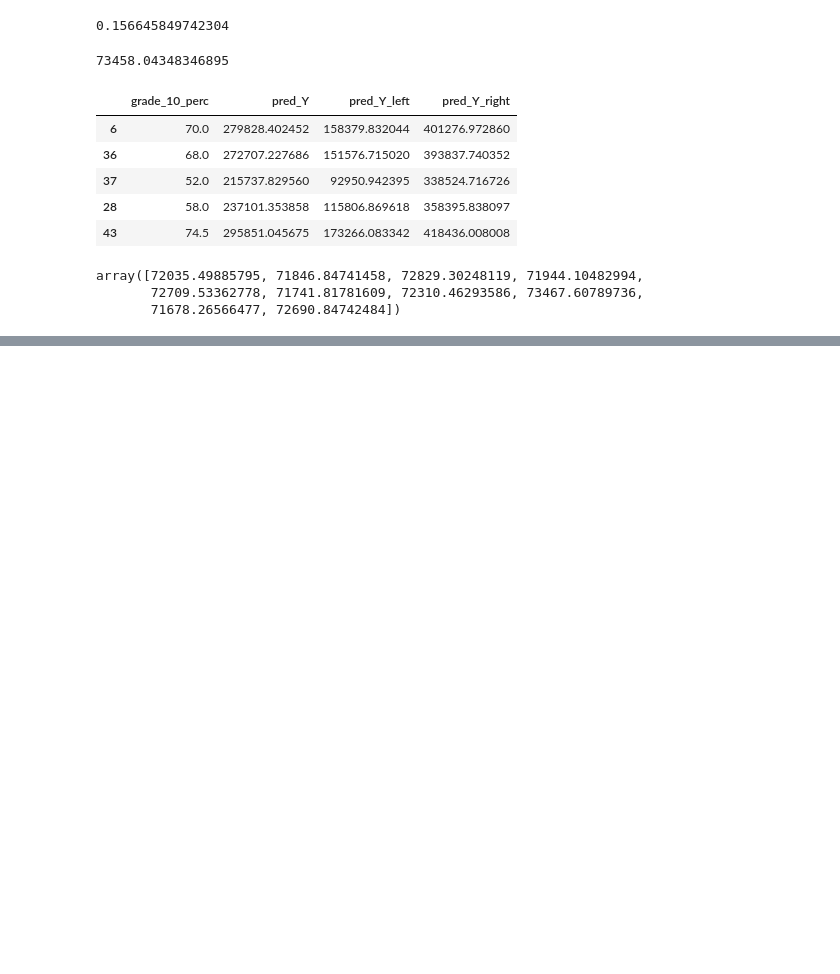
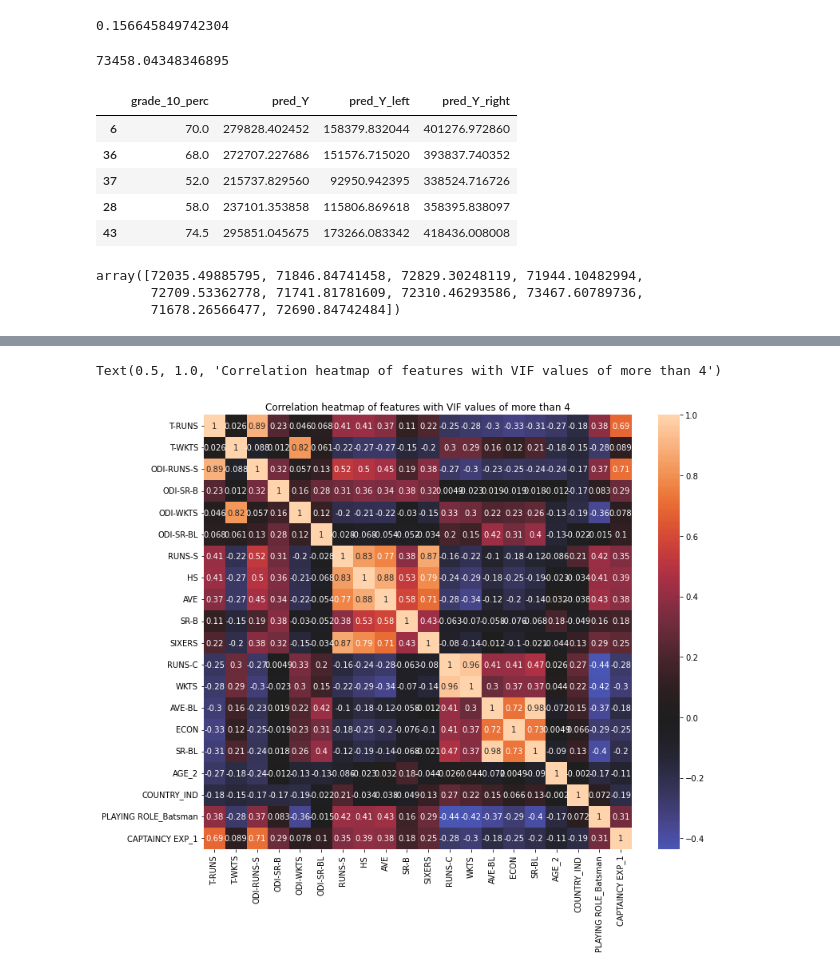
Before and after one commit to MihirD97/MLUsingPython, a Jupyter notebook: chap4_linear_regression.ipynb, the cells around one changed output, grey strips where cells are left out. Saved outputs shown, nothing was run; the diff lists cells and outputs as text; code cells hidden in the pictures; blank space fills up the shorter version.

Commit message:
Updated code for Multiple Linear Regression

```diff
--- a/chap4_linear_regression.ipynb
+++ b/chap4_linear_regression.ipynb
@@ -149,0 +217,12 @@ array([72035.49885795, 71846.84741458, 72829.30248119, 71944.10482994,
+# %%
+# Lets update X feature list with new added (encoded) features
+X_features = ipl_df_encoded.columns
+# %%
+# Lets split into Train-Test
+
+X = sm.add_constant(ipl_df_encoded)
+Y = ipl_df['SOLD PRICE']
+
+train_X, test_X, train_Y, test_Y = train_test_split(X, Y, train_size=0.8, random_state=42)
+
+train_X
@@ -149,0 +276,19 @@ array([72035.49885795, 71846.84741458, 72829.30248119, 71944.10482994,
+# %%
+# Only columns HS, AVE, COUNTRY_ENG have a pa value <0.05 i.e only these features influence SOLD PRICE which is not intuitive.
+# This may be a result of high multi-colinearity b/w independent variables (features)
+# Lets see how to deal with it
+
+# Lets calculate the Variation Inflation Factor (VIF) for each feature
+
+from statsmodels.stats.outliers_influence import variance_inflation_factor
+
+def get_vif_factors(X):
+    X_matrix=np.asmatrix(X)
+    vif = [variance_inflation_factor(X_matrix, i) for i in range(X_matrix.shape[1])]     #Get the CIF values for each column in X_matrix and store each value in array
+    vif_list = pd.DataFrame()
+    vif_list['column'] = X.columns
+    vif_list['VIF'] = vif
+    return vif_list
+
+vif_list = get_vif_factors(X[X_features])
+vif_list
@@ -149,0 +313,5 @@ array([72035.49885795, 71846.84741458, 72829.30248119, 71944.10482994,
+# %%
+#Now lets generate a correlation heatmap to understand high values of VIF (VIF values higher than 4)
+
+large_vif_features = vif_list[vif_list.VIF > 4].column
+large_vif_features
@@ -149,0 +336,7 @@ array([72035.49885795, 71846.84741458, 72829.30248119, 71944.10482994,
+# %%
+plt.figure(figsize=(12,10))
+sns.heatmap(X[large_vif_features].corr(), annot=True, center=0.0)
+plt.title("Correlation heatmap of features with VIF values of more than 4")
+# %% [output]
+Text(0.5, 1.0, 'Correlation heatmap of features with VIF values of more than 4')
+[figure, added]
```
Also changed, not shown: parts of 29 cells of this notebook.
